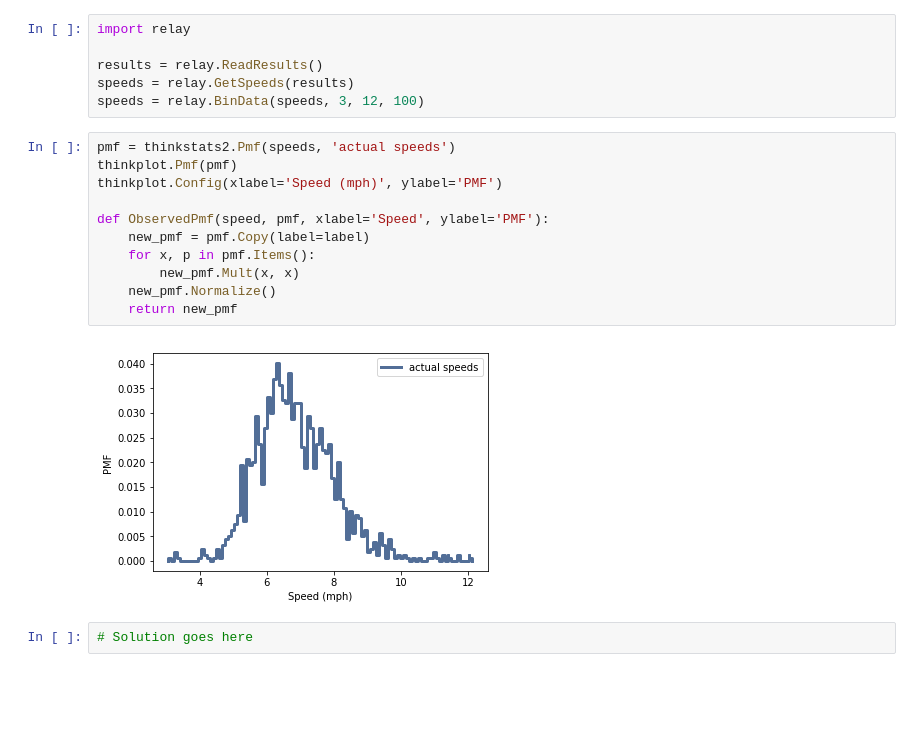
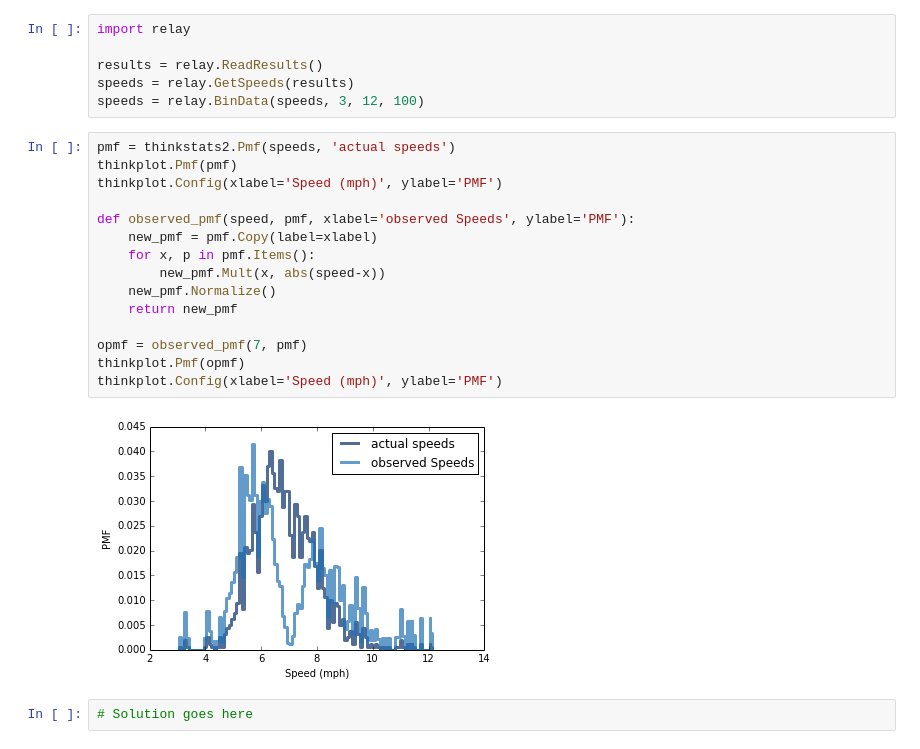
Before and after one commit to RonnieBrooklyn/ThinkStats2, a Jupyter notebook: code/chap03ex.ipynb, the cells around one changed output. Cells and saved outputs as stored; diff of their text form; blank space fills up the shorter version.

```diff
--- a/code/chap03ex.ipynb
+++ b/code/chap03ex.ipynb
@@ -415,16 +415,20 @@ speeds = relay.BinData(speeds, 3, 12, 100)
 # %%
 pmf = thinkstats2.Pmf(speeds, 'actual speeds')
 thinkplot.Pmf(pmf)
 thinkplot.Config(xlabel='Speed (mph)', ylabel='PMF')
 
-def ObservedPmf(speed, pmf, xlabel='Speed', ylabel='PMF'):
-    new_pmf = pmf.Copy(label=label)
+def observed_pmf(speed, pmf, xlabel='observed Speeds', ylabel='PMF'):
+    new_pmf = pmf.Copy(label=xlabel)
     for x, p in pmf.Items():
-        new_pmf.Mult(x, x)
+        new_pmf.Mult(x, abs(speed-x))
     new_pmf.Normalize()
     return new_pmf
+
+opmf = observed_pmf(7, pmf)
+thinkplot.Pmf(opmf)
+thinkplot.Config(xlabel='Speed (mph)', ylabel='PMF')
 # %% [output]
-[figure, old version]
+[figure, new version]
 # %%
 # Solution goes here
 # %%
```
Also changed, not shown: parts of 19 cells of this notebook.
